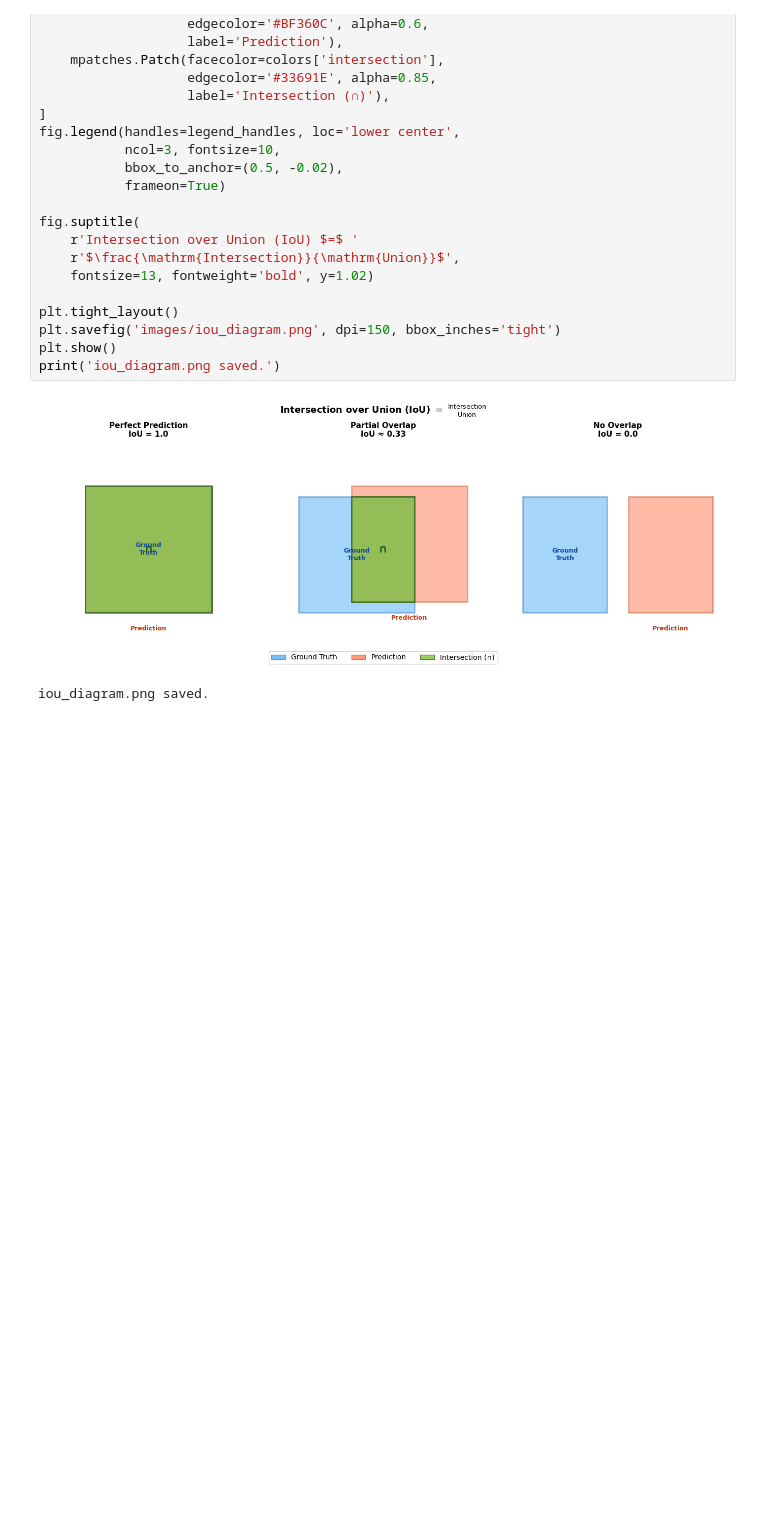
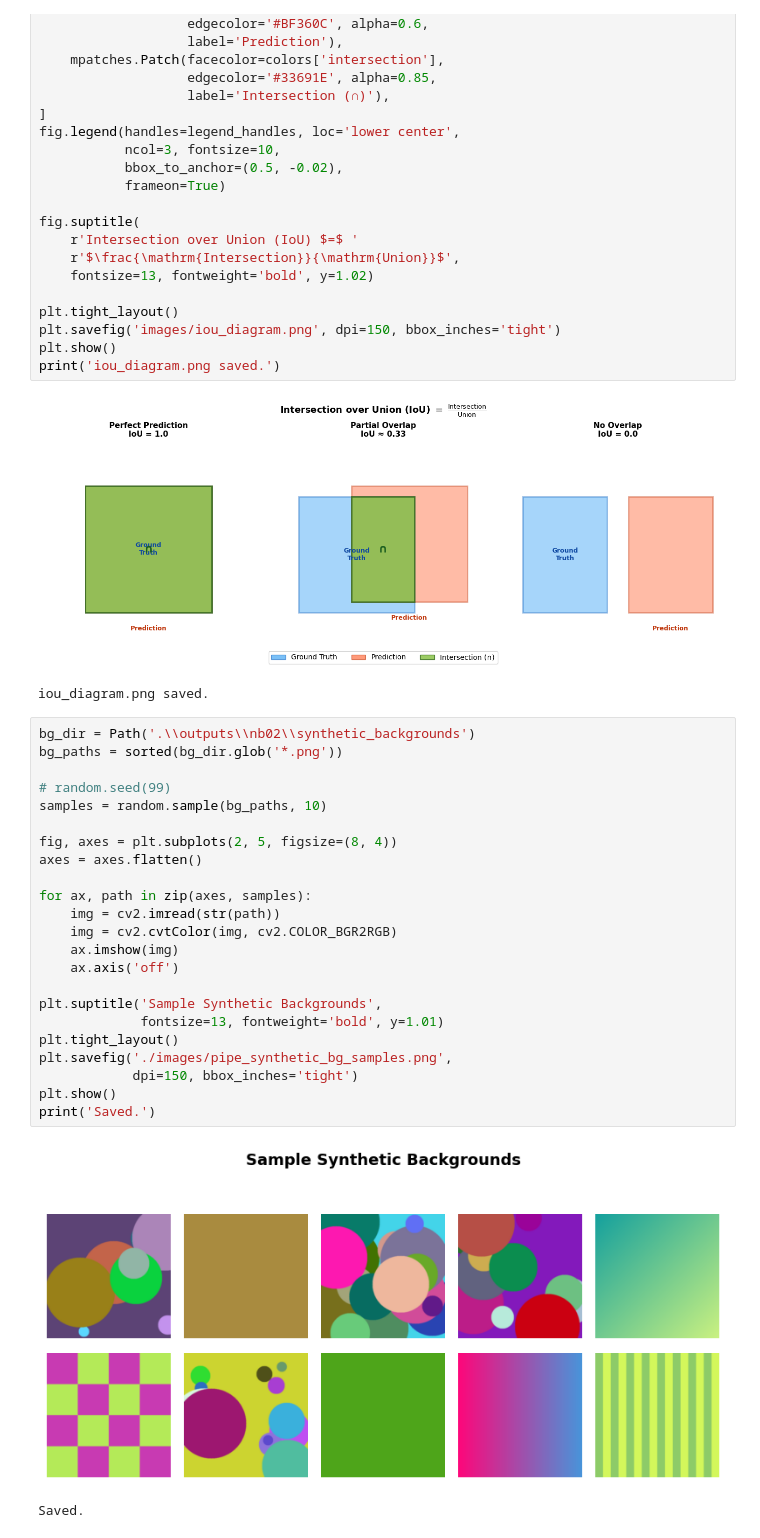
Before and after one commit to mustafozoda/Thesis, a Jupyter notebook: tomato-seg-latest/helper.ipynb, the cells around one changed output. Drawn from its saved outputs; the diff is of its cells as text; blank space fills up the shorter version.

Commit message:
Sample Synthetic Backgrounds

```diff
--- a/tomato-seg-latest/helper.ipynb
+++ b/tomato-seg-latest/helper.ipynb
@@ -150,3 +153,29 @@ print('iou_diagram.png saved.')
 # %% [output]
 [figure]
 iou_diagram.png saved.
+# %%
+bg_dir = Path('.\\outputs\\nb02\\synthetic_backgrounds')
+bg_paths = sorted(bg_dir.glob('*.png'))
+
+# random.seed(99)
+samples = random.sample(bg_paths, 10)
+
+fig, axes = plt.subplots(2, 5, figsize=(8, 4))
+axes = axes.flatten()
+
+for ax, path in zip(axes, samples):
+    img = cv2.imread(str(path))
+    img = cv2.cvtColor(img, cv2.COLOR_BGR2RGB)
+    ax.imshow(img)
+    ax.axis('off')
+
+plt.suptitle('Sample Synthetic Backgrounds',
+             fontsize=13, fontweight='bold', y=1.01)
+plt.tight_layout()
+plt.savefig('./images/pipe_synthetic_bg_samples.png',
+            dpi=150, bbox_inches='tight')
+plt.show()
+print('Saved.')
+# %% [output]
+[figure, added]
+Saved.
```
Also changed, not shown: parts of 1 cell of this notebook.
